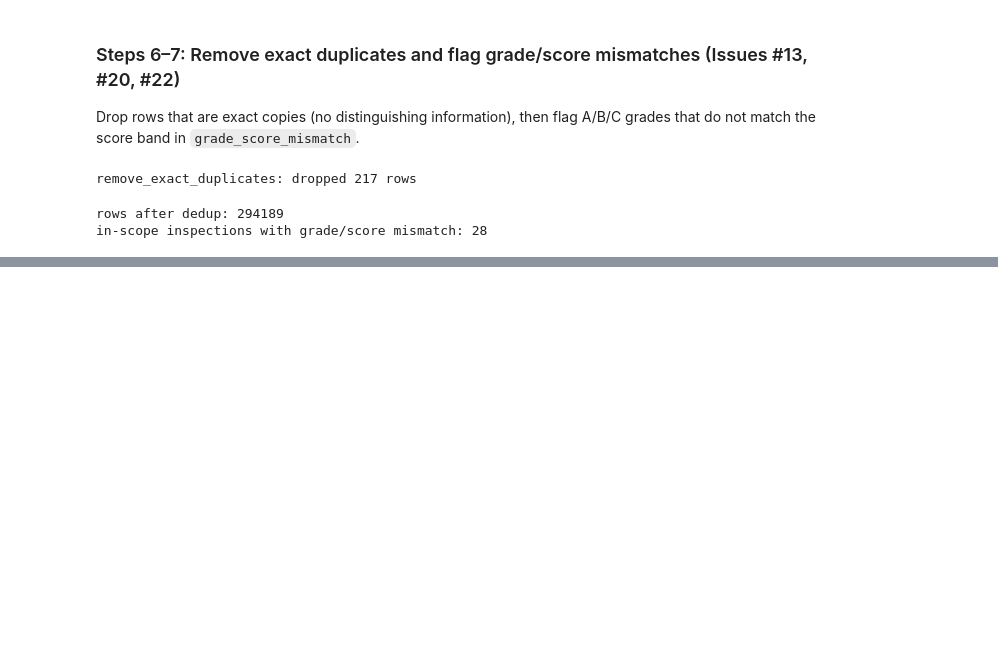
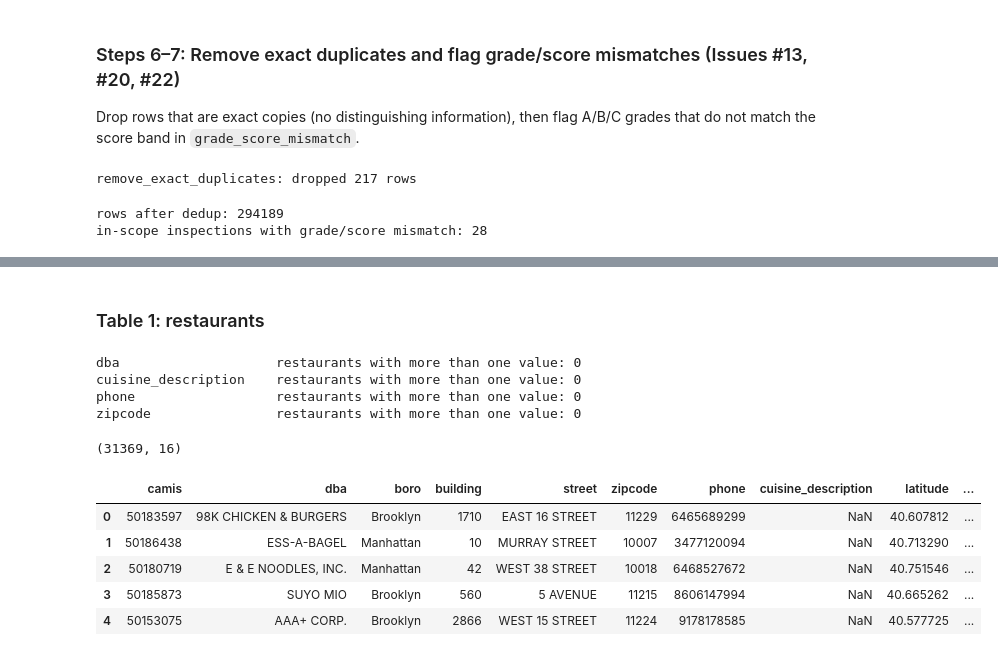
Before and after one commit to KatherineZ323/nyc-restaurant-inspections, a Jupyter notebook: notebooks/02_clean.ipynb, the cells around one changed output, grey strips where cells are left out. Saved outputs shown, nothing was run; the diff lists cells and outputs as text; code cells hidden in the pictures; blank space fills up the shorter version.

Commit message:
2nd table updated
Co-Authored-By: Claude Sonnet 5.5 <noreply@anthropic.com>

```diff
--- a/notebooks/02_clean.ipynb
+++ b/notebooks/02_clean.ipynb
@@ -354,0 +361,48 @@ in-scope inspections with grade/score mismatch: 28
+# %% [markdown]
+### Table 1: restaurants
+# %%
+# Do restaurant attributes ever change across rows?
+for col in ["dba", "cuisine_description", "phone", "zipcode"]:
+    n_changed = (df_clean.groupby("camis")[col].nunique() > 1).sum()
+    print(f"{col:<22} restaurants with more than one value: {n_changed}")
+# %% [output]
+dba                    restaurants with more than one value: 0
+cuisine_description    restaurants with more than one value: 0
+phone                  restaurants with more than one value: 0
+zipcode                restaurants with more than one value: 0
+# %%
+RESTAURANT_COLS = [
+    "camis", "dba", "boro", "building", "street", "zipcode", "phone",
+    "cuisine_description", "latitude", "longitude",
+    "community_board", "council_district", "census_tract", "nta",
+    "boro_imputed",
+]
+
+def build_restaurants(df):
+    """One row per restaurant (camis), using attributes from its most recent record."""
+    cols = [c for c in RESTAURANT_COLS if c in df.columns]
+
+    restaurants = (
+        df.sort_values("inspection_date")
+        .drop_duplicates(subset="camis", keep="last")[cols]
+        .reset_index(drop=True)
+    )
+
+    # A restaurant is "never inspected" if ALL of its rows are placeholder rows
+    never = df.groupby("camis")["never_inspected"].all()
+    restaurants["never_inspected"] = restaurants["camis"].map(never)
+
+    return restaurants
+
+
+restaurants = build_restaurants(df_clean)
+print(restaurants.shape)
+restaurants.head()
+# %% [output]
+(31369, 16)
+|  | camis | dba | boro | building | street | zipcode | phone | cuisine_description | latitude | ... |
+| 0 | 50183597 | 98K CHICKEN & BURGERS | Brooklyn | 1710 | EAST 16 STREET | 11229 | 6465689299 | NaN | 40.607812 | ... |
+| 1 | 50186438 | ESS-A-BAGEL | Manhattan | 10 | MURRAY STREET | 10007 | 3477120094 | NaN | 40.713290 | ... |
+| 2 | 50180719 | E & E NOODLES, INC. | Manhattan | 42 | WEST 38 STREET | 10018 | 6468527672 | NaN | 40.751546 | ... |
+| 3 | 50185873 | SUYO MIO | Brooklyn | 560 | 5 AVENUE | 11215 | 8606147994 | NaN | 40.665262 | ... |
+| 4 | 50153075 | AAA+ CORP. | Brooklyn | 2866 | WEST 15 STREET | 11224 | 9178178585 | NaN | 40.577725 | ... |
```
Also changed, not shown: parts of 5 cells of this notebook, 1 other file.
